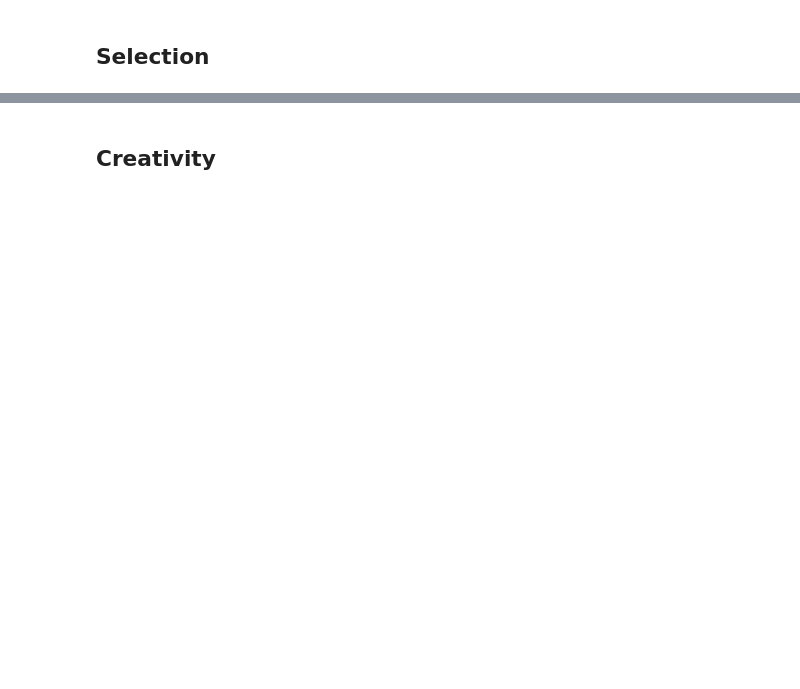
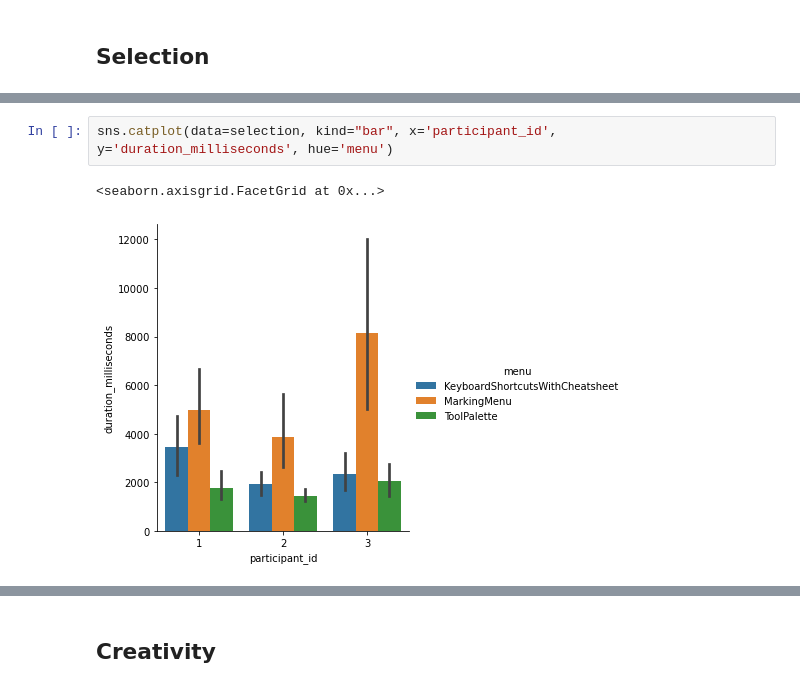
Before and after one commit to blainelewis1/creativity-experiment-2, a Jupyter notebook: analysis/Analysis.ipynb, the cells around one changed output, grey strips where cells are left out. Drawn from its saved outputs; the diff is of its cells as text; blank space fills up the shorter version.

```diff
--- a/analysis/Analysis.ipynb
+++ b/analysis/Analysis.ipynb
@@ -33,0 +68,5 @@ selection = df[df['task'] == 'CommandSelection']
+# %%
+sns.catplot(data=selection, kind="bar", x='participant_id', y='duration_milliseconds', hue='menu')
+# %% [output]
+<seaborn.axisgrid.FacetGrid at 0x...>
+[figure, added]
```
Also changed, not shown: parts of 28 cells of this notebook, 5 other files.
